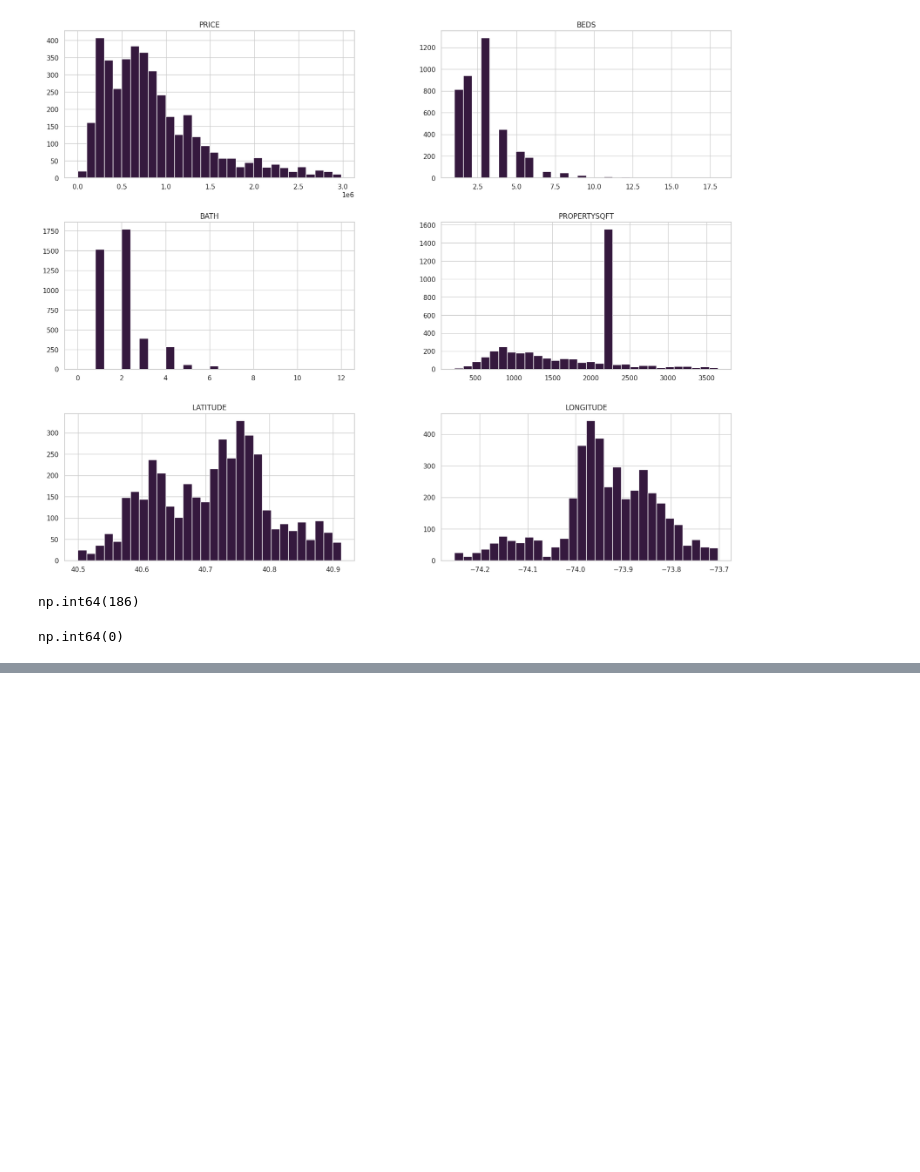
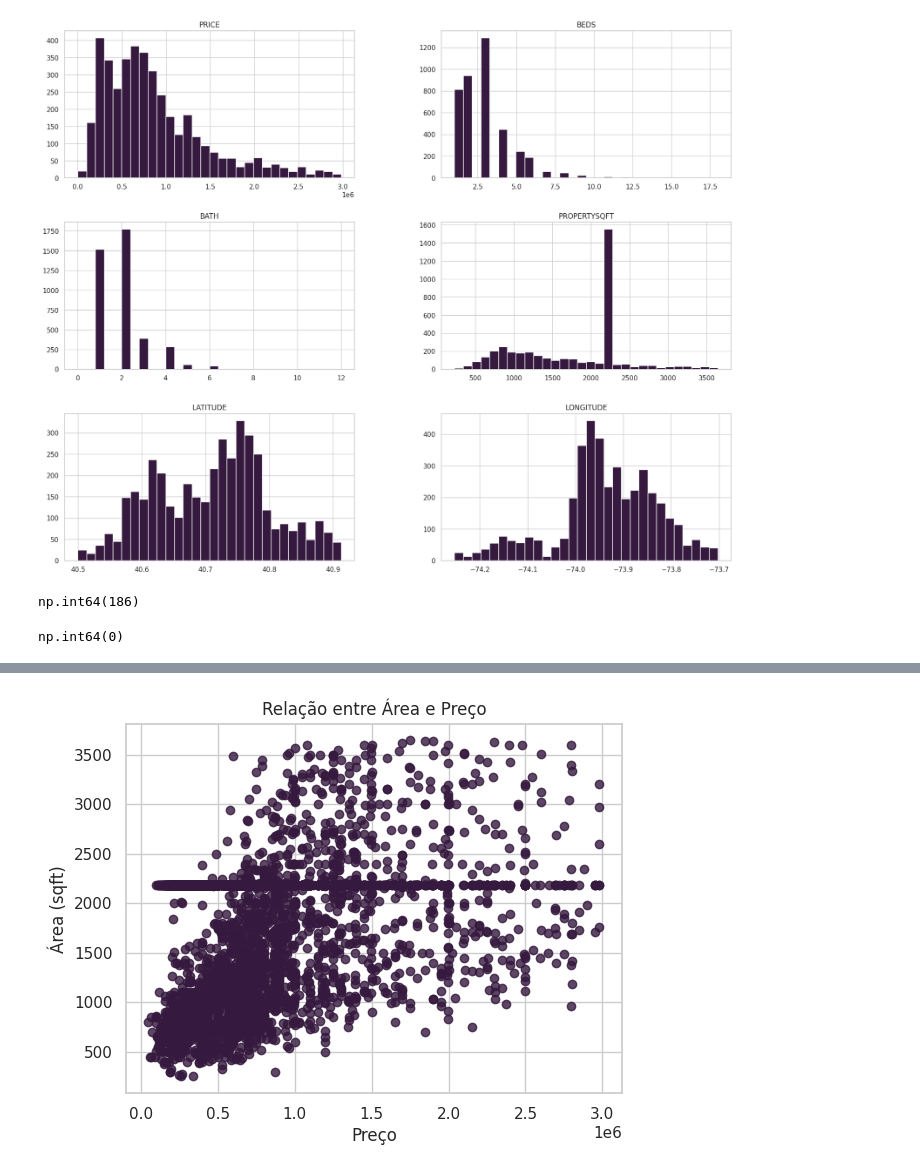
Before and after one commit to DaviSanttos/trabalho-analise-de-dados, a Jupyter notebook: mercadoimoniliario_ny_v1.ipynb, the cells around one changed output, grey strips where cells are left out. Drawn from its saved outputs; the diff is of its cells as text; code cells hidden in the pictures; blank space fills up the shorter version.

```diff
--- a/mercadoimoniliario_ny_v1.ipynb
+++ b/mercadoimoniliario_ny_v1.ipynb
@@ -211,0 +296,8 @@ np.int64(0)
+# %%
+plt.scatter(df_final['PRICE'], df_final['PROPERTYSQFT'], alpha=0.8)
+plt.xlabel('Preço')
+plt.ylabel('Área (sqft)')
+plt.title('Relação entre Área e Preço')
+plt.show()
+# %% [output]
+[figure, added]
```
Also changed, not shown: parts of 12 cells of this notebook.
